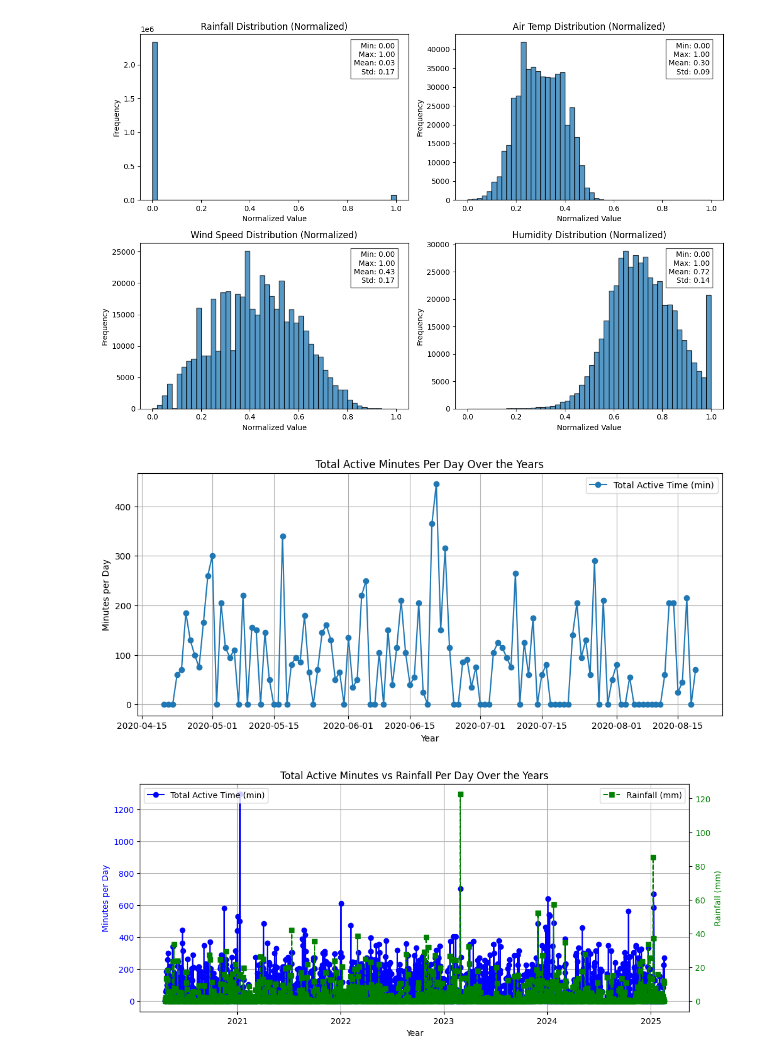
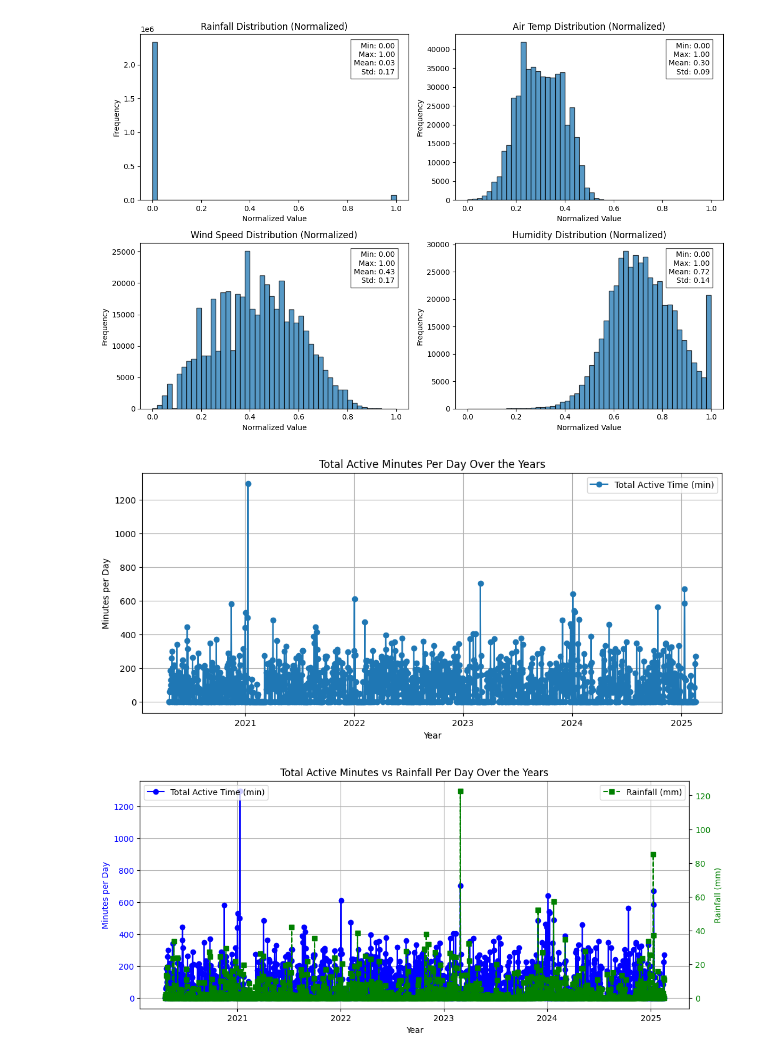
Before and after one commit to TomPiccio/Lightning_Risk_Prediction, a Jupyter notebook: notebooks/data_analysis.ipynb, the cells around one changed output. Drawn from its saved outputs; the diff is of its cells as text; code cells hidden in the pictures.

```diff
--- a/notebooks/data_analysis.ipynb
+++ b/notebooks/data_analysis.ipynb
@@ -109,28 +104,26 @@ plt.show()
 # %% [output]
 [figure]
 # %%
-import pandas as pd
-import matplotlib.pyplot as plt
-
 # Load the dataset
-df["Timestamp"] = pd.to_datetime(lightning_risk_16S["Timestamp"])  # Convert to datetime
+df = pd.DataFrame()
+df["Timestamp"] = pd.to_datetime(lightning_risk_16S["Timestamp"])
 df["16S"] = lightning_risk_16S["16S"]
 # Filter only 'True' values and group by Date
 df["Minutes"] = df["16S"].astype(int) * 5  # Each 'True' is 5 min
 daily_sums = df.groupby(df["Timestamp"].dt.date)["Minutes"].sum().reset_index()
 
 # Convert back to datetime for proper plotting
 daily_sums["Timestamp"] = pd.to_datetime(daily_sums["Timestamp"])
 
 # Plot the results
 plt.figure(figsize=(12, 5))
 plt.plot(daily_sums["Timestamp"], daily_sums["Minutes"], marker="o", linestyle="-", label="Total Active Time (min)")
 plt.xlabel("Year")
 plt.ylabel("Minutes per Day")
 plt.title("Total Active Minutes Per Day Over the Years")
 plt.legend()
 plt.grid(True)
 plt.show()
 # %% [output]
-[figure, old version]
+[figure, new version]
 # %%
```
Also changed, not shown: parts of 22 cells of this notebook, 1 other file.
